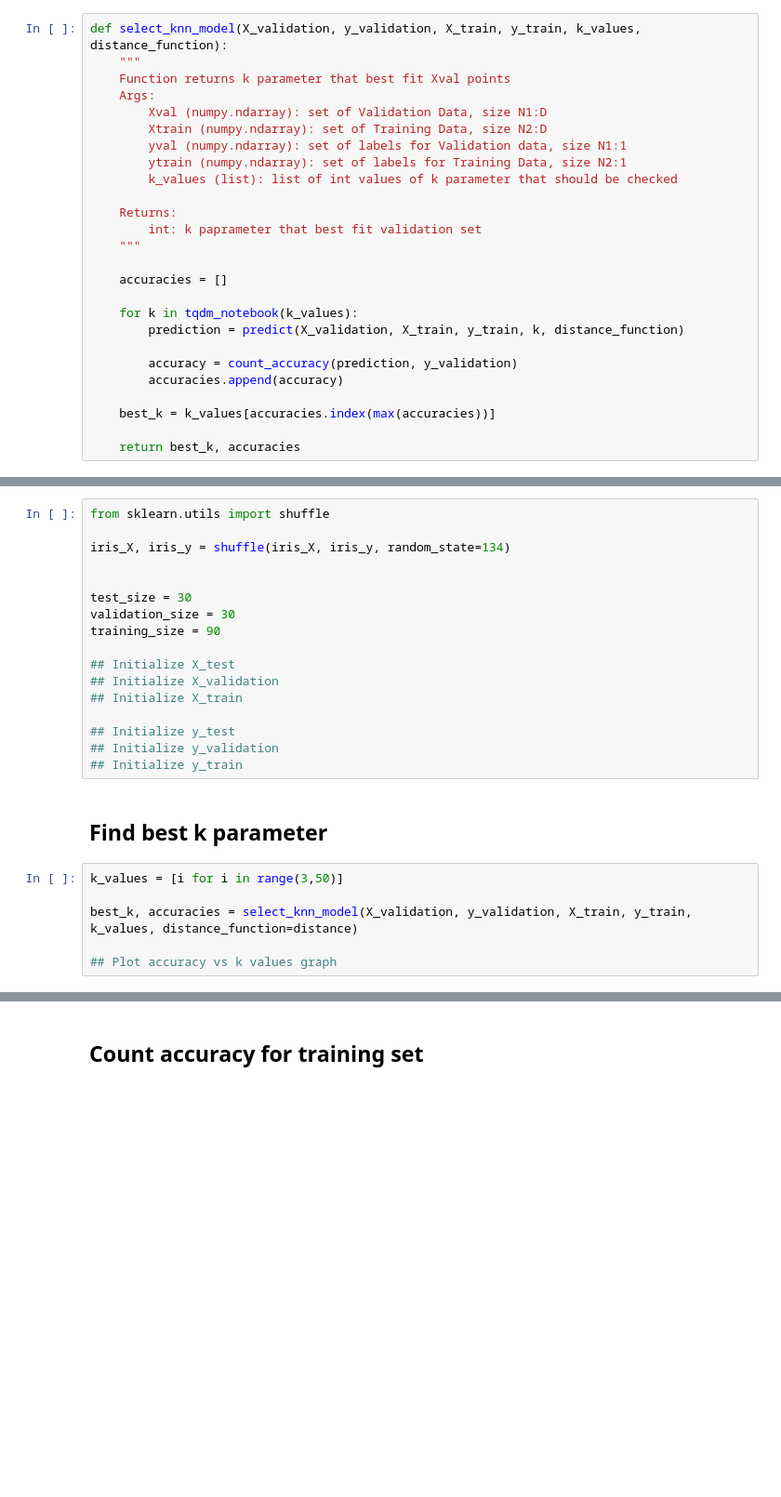
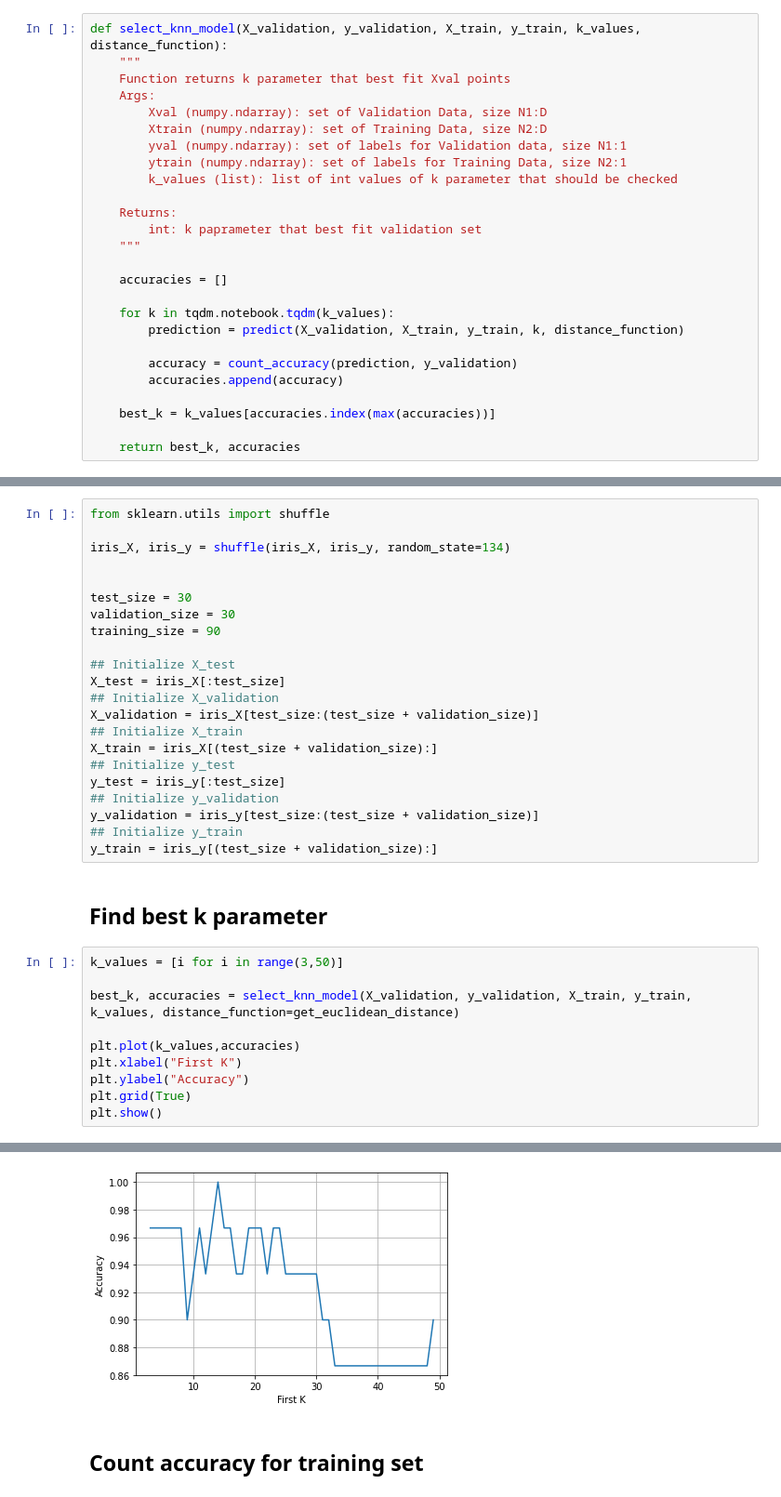
Before and after one commit to wncc/helloFOSS-21-Intro-to-ML, a Jupyter notebook: KNN_Task4_20b030018 .ipynb, the cells around one changed output, grey strips where cells are left out. Shown at 93% size. Saved outputs shown, nothing was run; the diff lists cells and outputs as text; blank space fills up the shorter version.

```diff
--- a/KNN_Task4_20b030018 .ipynb
+++ b/KNN_Task4_20b030018 .ipynb
@@ -233,7 +231,7 @@ def select_knn_model(X_validation, y_validation, X_train, y_train, k_values, dis
 
     accuracies = []
 
-    for k in tqdm_notebook(k_values):
+    for k in tqdm.notebook.tqdm(k_values):
         prediction = predict(X_validation, X_train, y_train, k, distance_function)
 
         accuracy = count_accuracy(prediction, y_validation)
@@ -301,18 +299,27 @@ validation_size = 30
 training_size = 90
 
 ## Initialize X_test
+X_test = iris_X[:test_size]
 ## Initialize X_validation
+X_validation = iris_X[test_size:(test_size + validation_size)]
 ## Initialize X_train
-
+X_train = iris_X[(test_size + validation_size):]
 ## Initialize y_test
+y_test = iris_y[:test_size]
 ## Initialize y_validation
+y_validation = iris_y[test_size:(test_size + validation_size)]
 ## Initialize y_train
+y_train = iris_y[(test_size + validation_size):]
 # %% [markdown]
 ## Find best k parameter
 # %%
 k_values = [i for i in range(3,50)]
 
-best_k, accuracies = select_knn_model(X_validation, y_validation, X_train, y_train, k_values, distance_function=distance)
+best_k, accuracies = select_knn_model(X_validation, y_validation, X_train, y_train, k_values, distance_function=get_euclidean_distance)
 
-## Plot accuracy vs k values graph
+plt.plot(k_values,accuracies)
+plt.xlabel("First K")
+plt.ylabel("Accuracy")
+plt.grid(True)
+plt.show()
 # %% [output]
@@ -320,3 +326,4 @@ NameError: name 'X_validation' is not defined
+[figure, added]
 # %% [markdown]
 ## Count accuracy for training set
 # %%
```
Also changed, not shown: parts of 4 cells of this notebook.
